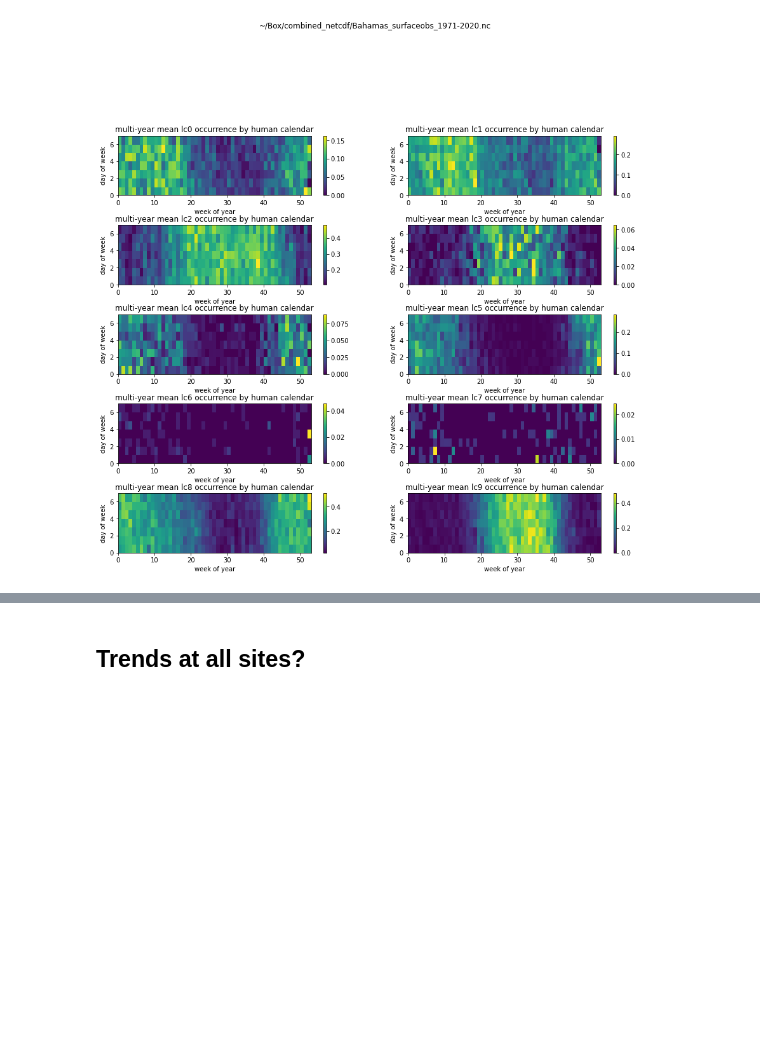
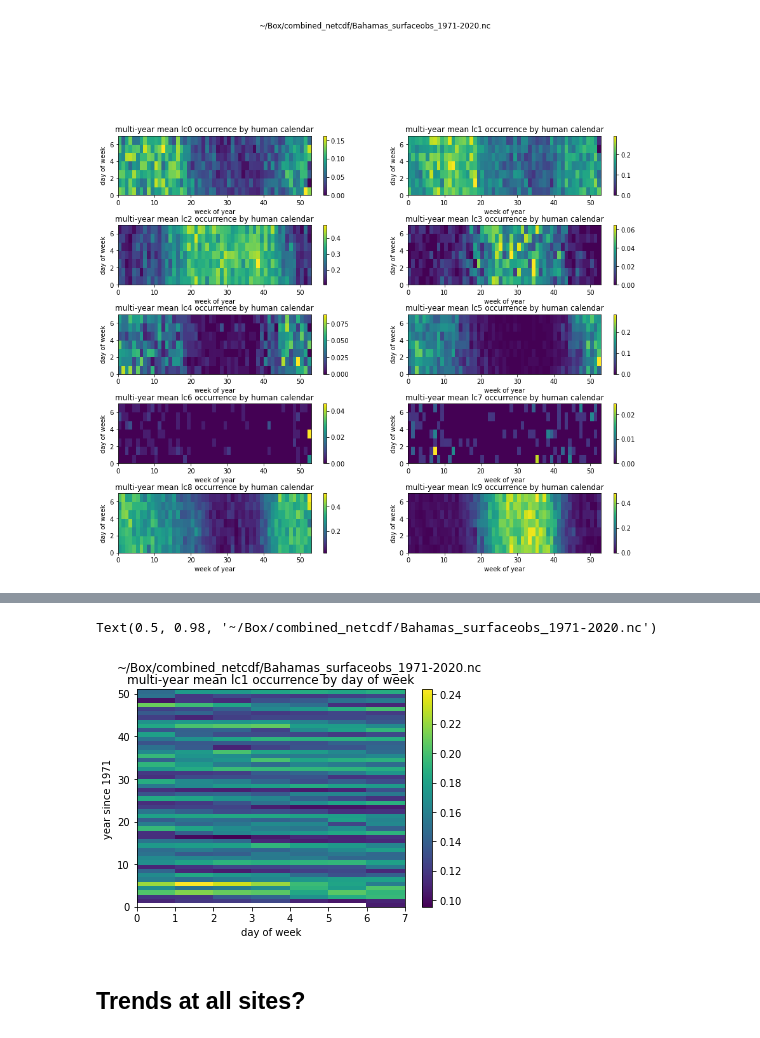
Before and after one commit to MPOcanes/MPO624_2022, a Jupyter notebook: Notebooks/Clouds_surfaceobs.ipynb, the cells around one changed output, grey strips where cells are left out. Drawn from its saved outputs; the diff is of its cells as text; code cells hidden in the pictures; blank space fills up the shorter version.

```diff
--- a/Notebooks/Clouds_surfaceobs.ipynb
+++ b/Notebooks/Clouds_surfaceobs.ipynb
@@ -170,3 +202,13 @@ Text(0.5, 0.98, '~/Box/combined_netcdf/Bahamas_surfaceobs_1971-2020.nc')
+# %%
+# TIme smoothed (7-year rolling)
+plt.pcolor(dow_by_year.lc1.rolling(7).mean().values.reshape(51,7))
+plt.colorbar()
+plt.ylabel('year since 1971'); plt.xlabel('day of week')
+plt.title('multi-year mean lc1 occurrence by day of week')
+plt.suptitle(filename)
+# %% [output]
+Text(0.5, 0.98, '~/Box/combined_netcdf/Bahamas_surfaceobs_1971-2020.nc')
+[figure, added]
 # %% [markdown]
 <a id='trends'></a>
 
```
Also changed, not shown: parts of 4 cells of this notebook.
